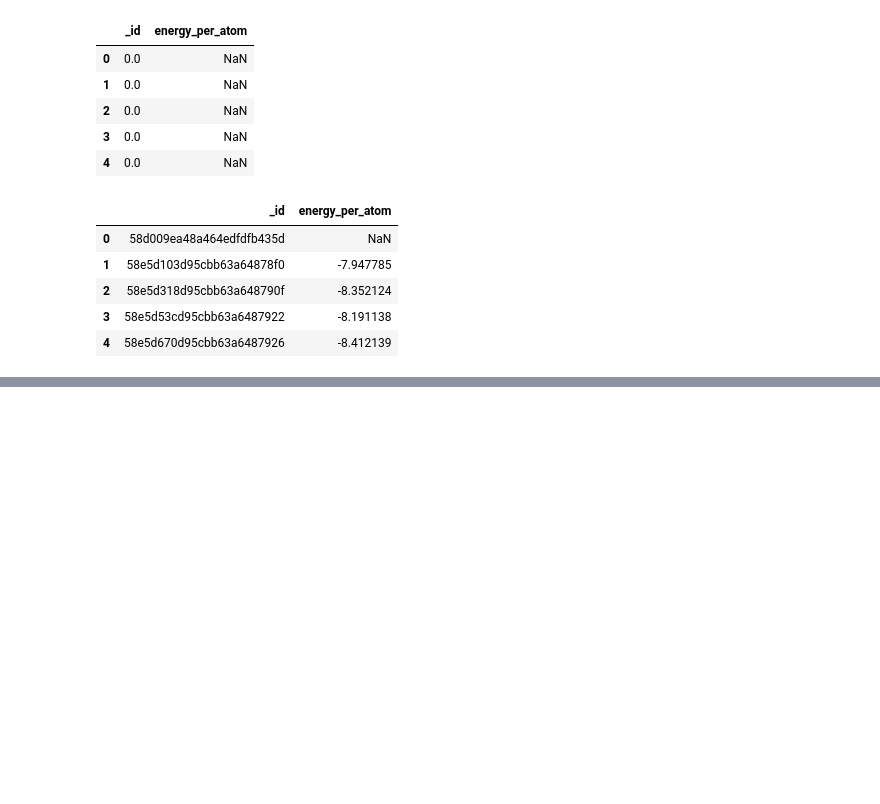
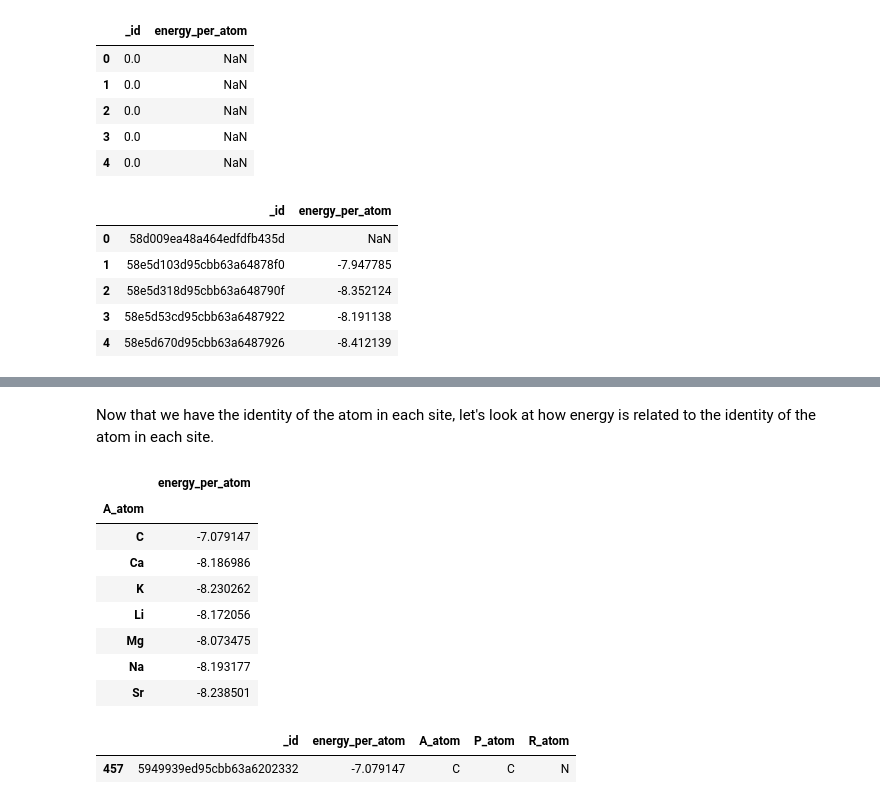
Before and after one commit to ewoodbury/my_pba_analysis, a Jupyter notebook: PBA Preliminary Analysis.ipynb, the cells around one changed output, grey strips where cells are left out. Cells and saved outputs as stored; diff of their text form; code cells hidden in the pictures; blank space fills up the shorter version.

```diff
--- a/PBA Preliminary Analysis.ipynb
+++ b/PBA Preliminary Analysis.ipynb
@@ -157,0 +192,20 @@ pba_df.head()
+# %% [markdown]
+Now that we have the identity of the atom in each site, let's look at how energy is related to the identity of the atom in each site.
+# %%
+pba_by_A_atom = pba_df[['energy_per_atom','A_atom']].groupby('A_atom').mean()
+pba_by_A_atom
+# %% [output]
+|  | energy_per_atom |
+| A_atom |  |
+| C | -7.079147 |
+| Ca | -8.186986 |
+| K | -8.230262 |
+| Li | -8.172056 |
+| Mg | -8.073475 |
+| Na | -8.193177 |
+| Sr | -8.238501 |
+# %%
+pba_df[pba_df['A_atom'] == 'C']
+# %% [output]
+|  | _id | energy_per_atom | A_atom | P_atom | R_atom |
+| 457 | 5949939ed95cbb63a6202332 | -7.079147 | C | C | N |
```
Also changed, not shown: parts of 11 cells of this notebook.
